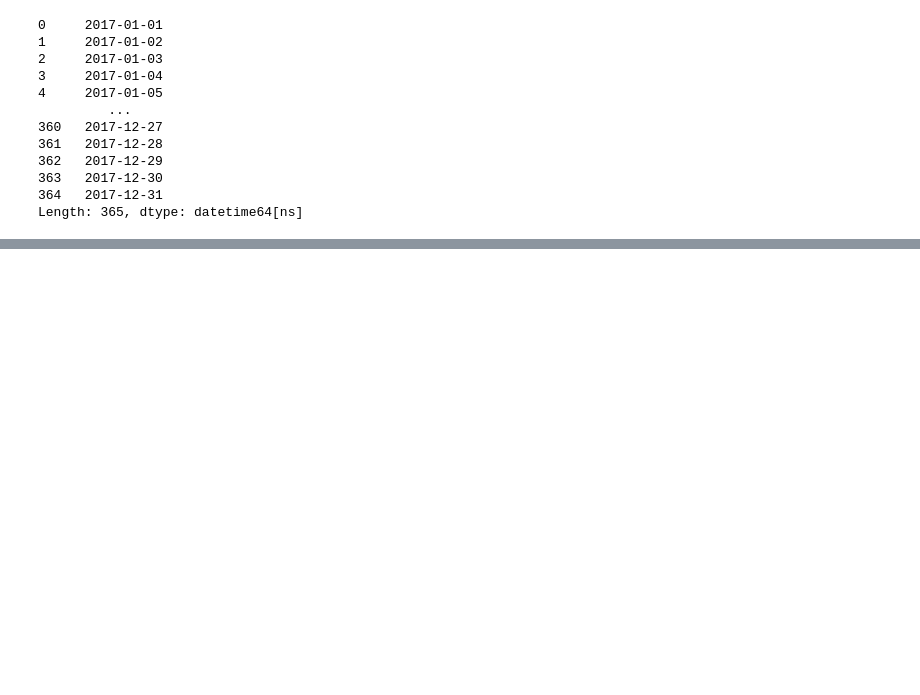
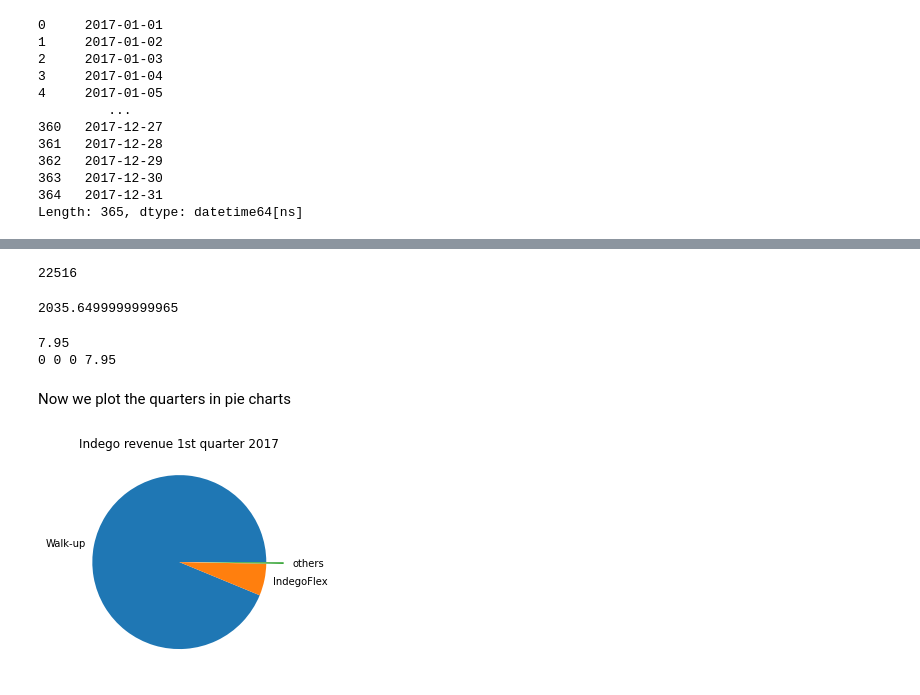
Before and after one commit to GoebelM94/dsml2021, a Jupyter notebook: notebooks/KPI utilization + revenue.ipynb, the cells around one changed output, grey strips where cells are left out. Saved outputs shown, nothing was run; the diff lists cells and outputs as text; code cells hidden in the pictures; blank space fills up the shorter version.

Commit message:
revenue quarter piechart + more regressions

```diff
--- a/notebooks/KPI utilization + revenue.ipynb
+++ b/notebooks/KPI utilization + revenue.ipynb
@@ -608,0 +677,75 @@ Length: 365, dtype: datetime64[ns]
+# %%
+# Calculate revenue for all 4 quarters: IndegoFlex
+
+qu1_flex = df_flex[df_flex["start_time"] <= qu1]
+sum_Q1_flex = sum(qu1_flex["price"].apply(lambda x: x))
+
+qu2_flex = df_flex[df_flex["start_time"] > qu1]
+qu2_flex_s = qu2_flex[qu2_flex["start_time"] <= qu2]
+sum_Q2_flex = sum(qu2_flex_s["price"].apply(lambda x: x))
+
+qu3_flex = df_flex[df_flex["start_time"] > qu2]
+qu3_flex_s = qu3_flex[qu3_flex["start_time"] <= qu3]
+sum_Q3_flex = sum(qu3_flex_s["price"].apply(lambda x: x))
+
+qu4_flex = df_flex[df_flex["start_time"] > qu3]
+sum_Q4_flex = sum(qu4_flex["price"].apply(lambda x: x))
+
+print(sum_Q1_flex + sum_Q2_flex + sum_Q3_flex + sum_Q4_flex)
+# %% [output]
+22516
+# %%
+# Calculate revenue for all 4 quarters: Indego30
+
+qu1_Indego30 = df_Indego30_more_than_60_mins[df_Indego30_more_than_60_mins["start_time"] <= qu1]
+sum_Q1_Indego30 = sum(qu1_Indego30["costs_overtime"].apply(lambda x: x))
+
+qu2_Indego30 = df_Indego30_more_than_60_mins[df_Indego30_more_than_60_mins["start_time"] > qu1]
+qu2_Indego30_s = qu2_Indego30[qu2_Indego30["start_time"] <= qu2]
+sum_Q2_Indego30 = sum(qu2_Indego30_s["costs_overtime"].apply(lambda x: x))
+
+qu3_Indego30 = df_Indego30_more_than_60_mins[df_Indego30_more_than_60_mins["start_time"] > qu2]
+qu3_Indego30_s = qu3_Indego30[qu3_Indego30["start_time"] <= qu3]
+sum_Q3_Indego30 = sum(qu3_Indego30_s["costs_overtime"].apply(lambda x: x))
+
+qu4_Indego30 = df_Indego30_more_than_60_mins[df_Indego30_more_than_60_mins["start_time"] > qu3]
+sum_Q4_Indego30 = sum(qu4_Indego30["costs_overtime"].apply(lambda x: x))
+
+print(sum_Q1_Indego30 + sum_Q2_Indego30 + sum_Q3_Indego30 + sum_Q4_Indego30)
+# %% [output]
+2035.6499999999965
+# %%
+# Calculate revenue for all 4 quarters: Indego30
+
+qu1_Indego365 = df_Indego365_more_than_60_mins[df_Indego365_more_than_60_mins["start_time"] <= qu1]
+sum_Q1_Indego365 = sum(qu1_Indego365["costs_overtime"].apply(lambda x: x))
+
+qu2_Indego365 = df_Indego365_more_than_60_mins[df_Indego365_more_than_60_mins["start_time"] > qu1]
+qu2_Indego365_s = qu2_Indego365[qu2_Indego365["start_time"] <= qu2]
+sum_Q2_Indego365 = sum(qu2_Indego365_s["costs_overtime"].apply(lambda x: x))
+
+qu3_Indego365 = df_Indego365_more_than_60_mins[df_Indego365_more_than_60_mins["start_time"] > qu2]
+qu3_Indego365_s = qu3_Indego365[qu3_Indego365["start_time"] <= qu3]
+sum_Q3_Indego365 = sum(qu3_Indego365_s["costs_overtime"].apply(lambda x: x))
+
+qu4_Indego365 = df_Indego365_more_than_60_mins[df_Indego365_more_than_60_mins["start_time"] > qu3]
+sum_Q4_Indego365 = sum(qu4_Indego365["costs_overtime"].apply(lambda x: x))
+
+print(sum_Q1_Indego365 + sum_Q2_Indego365 + sum_Q3_Indego365 + sum_Q4_Indego365)
+# %% [output]
+7.95
+0 0 0 7.95
+# %% [markdown]
+Now we plot the quarters in pie charts
+# %%
+# 1st quarter
+
+quarter1 = np.array([sum_Q1_WalkUp, sum_Q1_flex, sum_Q1_Indego30, sum_Q1_OneDay, sum_Q1_TwoDay, sum_Q1_Indego365])
+ourlabels = ["Walk-up", "IndegoFlex", "others", " ", " ", " "]
+ourexplode = [0, 0, 0.2, 0.2, 0.2, 0.2]
+
+plt.pie(quarter1, labels=ourlabels, explode=ourexplode)
+plt.title('Indego revenue 1st quarter 2017')
+plt.show()
+# %% [output]
+[figure, added]
```
Also changed, not shown: parts of 6 cells of this notebook, 1 other file.
